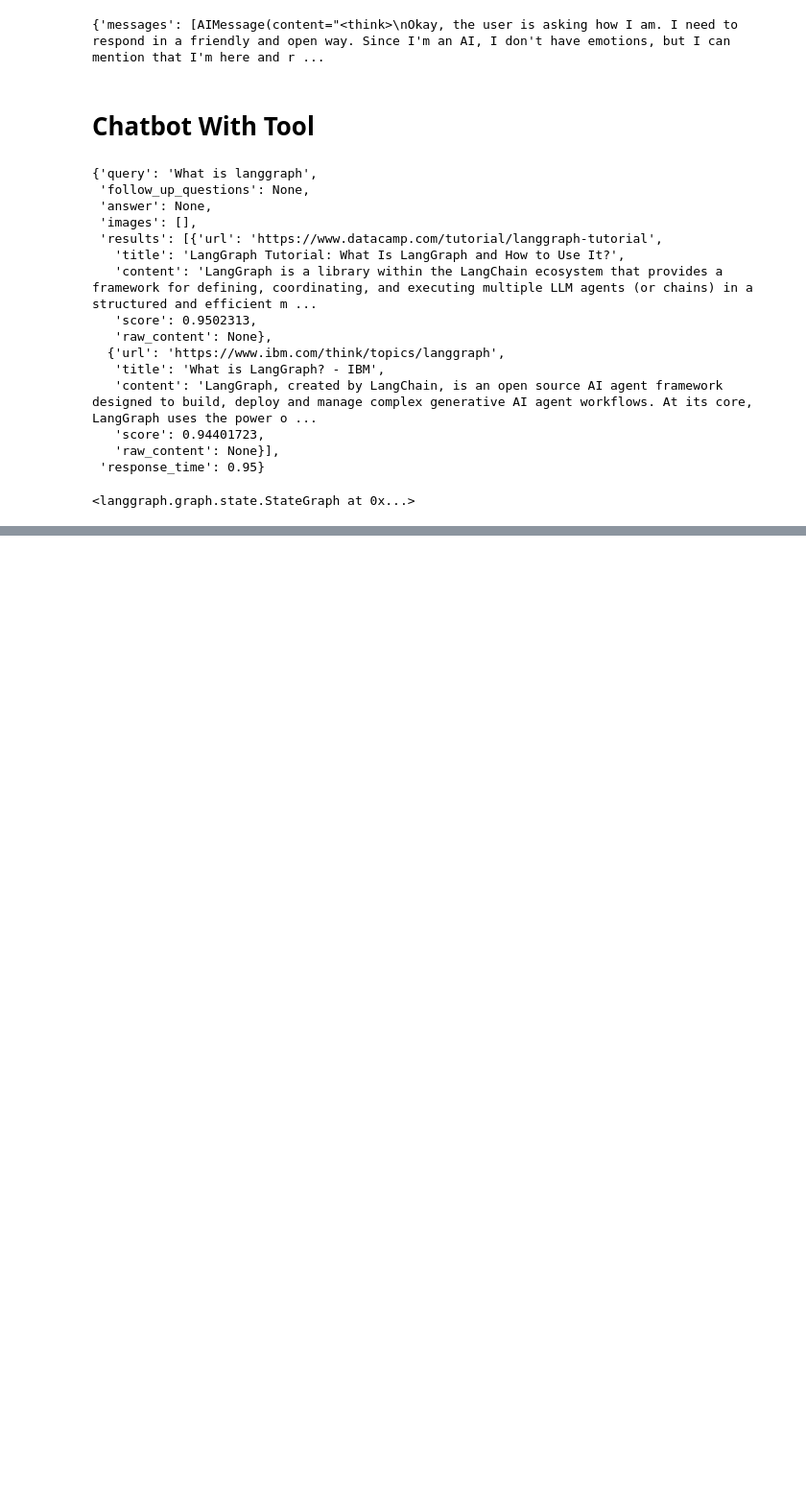
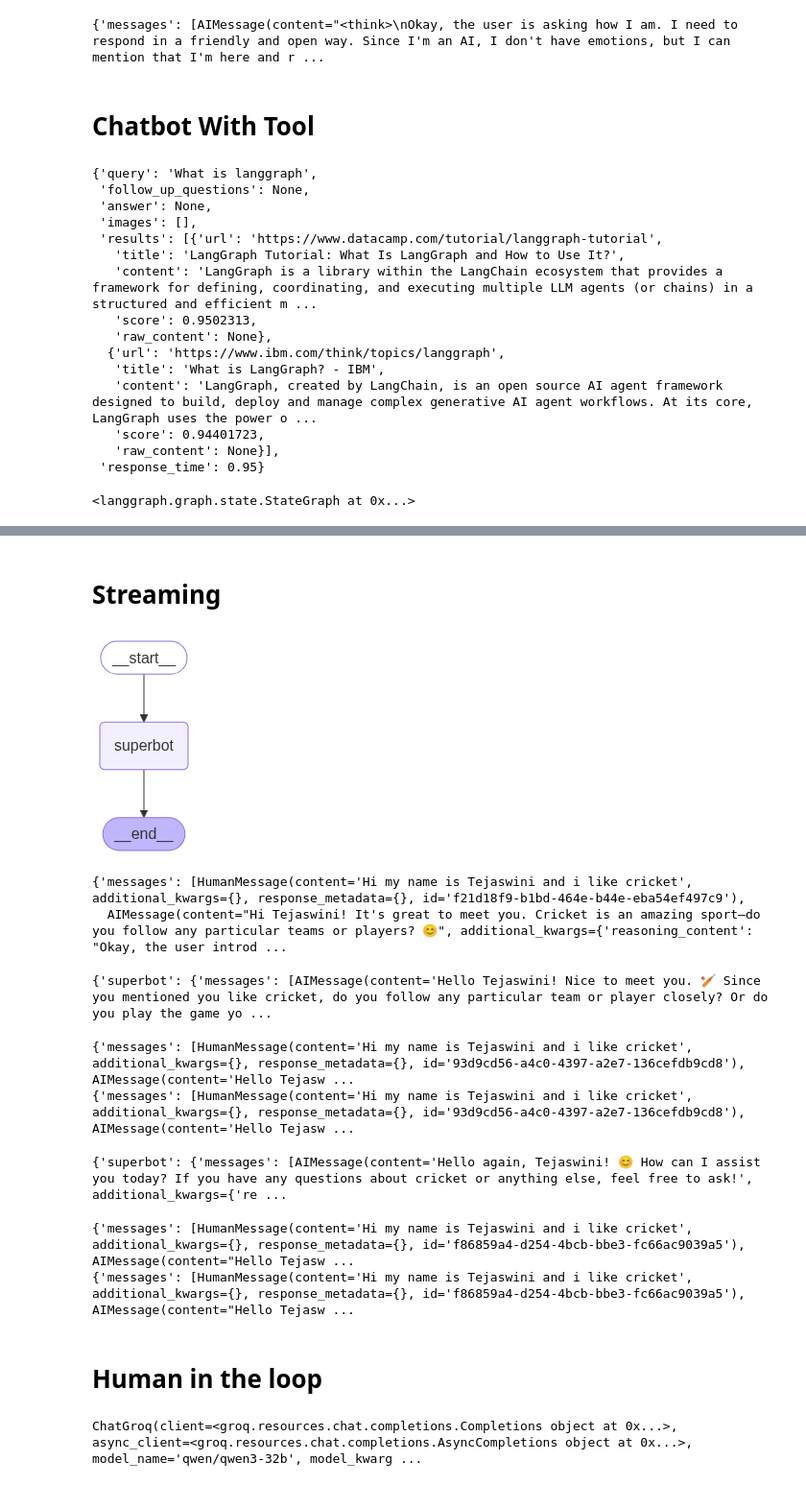
Before and after one commit to tejaswinianuhya/AgenticLanggraph, a Jupyter notebook: 1-BasicChatbot/1-basicchatbot.ipynb, the cells around one changed output, grey strips where cells are left out. Shown at 96% size. Cells and saved outputs as stored; diff of their text form; code cells hidden in the pictures; blank space fills up the shorter version.

```diff
--- a/1-BasicChatbot/1-basicchatbot.ipynb
+++ b/1-BasicChatbot/1-basicchatbot.ipynb
@@ -136,0 +192,60 @@ Hi! 😊 How can I assist you today? Let me know if you have any questions or ne
+# %% [markdown]
+# Streaming
+# %%
+from langgraph.checkpoint.memory import MemorySaver
+memory = MemorySaver()
+# %%
+def superbot(state: State):
+    return {"messages": [llm_with_tools.invoke(state["messages"])]}
+# %%
+graph = StateGraph(State).add_node("superbot", superbot).add_edge(START, "superbot").add_edge("superbot", END).compile(checkpointer=memory)
+
+from IPython.display import Image, display
+display(Image(graph.get_graph().draw_mermaid_png()))
+# %% [output]
+[figure, added]
+# %%
+config = {"configurable": {"thread_id": "1"}}
+
+graph.invoke({"messages": "Hi my name is Tejaswini and i like cricket"}, config=config)
+# %% [output]
+{'messages': [HumanMessage(content='Hi my name is Tejaswini and i like cricket', additional_kwargs={}, response_metadata={}, id='f21d18f9-b1bd-464e-b44e-eba54ef497c9'),
+  AIMessage(content="Hi Tejaswini! It's great to meet you. Cricket is an amazing sport—do you follow any particular teams or players? 😊", additional_kwargs={'reasoning_content': "Okay, the user introd ...
+# %%
+config = {"configurable": {"thread_id": "3"}}
+
+for chunk in graph.stream({"messages": "Hi my name is Tejaswini and i like cricket"}, config=config, stream_mode = "updates"):
+    print(chunk)
+# %% [output]
+{'superbot': {'messages': [AIMessage(content='Hello Tejaswini! Nice to meet you. 🏏 Since you mentioned you like cricket, do you follow any particular team or player closely? Or do you play the game yo ...
+# %%
+config = {"configurable": {"thread_id": "3"}}
+
+for chunk in graph.stream({"messages": "Hi my name is Tejaswini and i like cricket"}, config=config, stream_mode = "values"):
+    print(chunk)
+# %% [output]
+{'messages': [HumanMessage(content='Hi my name is Tejaswini and i like cricket', additional_kwargs={}, response_metadata={}, id='93d9cd56-a4c0-4397-a2e7-136cefdb9cd8'), AIMessage(content='Hello Tejasw ...
+{'messages': [HumanMessage(content='Hi my name is Tejaswini and i like cricket', additional_kwargs={}, response_metadata={}, id='93d9cd56-a4c0-4397-a2e7-136cefdb9cd8'), AIMessage(content='Hello Tejasw ...
+# %%
+config = {"configurable": {"thread_id": "4"}}
+
+for chunk in graph.stream({"messages": "Hi my name is Tejaswini and i like cricket"}, config=config, stream_mode = "updates"):
+    print(chunk)
+# %% [output]
+{'superbot': {'messages': [AIMessage(content='Hello again, Tejaswini! 😊 How can I assist you today? If you have any questions about cricket or anything else, feel free to ask!', additional_kwargs={'re ...
+# %%
+for chunk in graph.stream({"messages": "I also like football"}, config=config, stream_mode = "values"):
+    print(chunk)
+# %% [output]
+{'messages': [HumanMessage(content='Hi my name is Tejaswini and i like cricket', additional_kwargs={}, response_metadata={}, id='f86859a4-d254-4bcb-bbe3-fc66ac9039a5'), AIMessage(content="Hello Tejasw ...
+{'messages': [HumanMessage(content='Hi my name is Tejaswini and i like cricket', additional_kwargs={}, response_metadata={}, id='f86859a4-d254-4bcb-bbe3-fc66ac9039a5'), AIMessage(content="Hello Tejasw ...
+# %% [markdown]
+# Human in the loop
+# %%
+import os
+from langchain.chat_models import init_chat_model
+
+llm = init_chat_model("groq:qwen/qwen3-32b")
+llm
+# %% [output]
+ChatGroq(client=<groq.resources.chat.completions.Completions object at 0x...>, async_client=<groq.resources.chat.completions.AsyncCompletions object at 0x...>, model_name='qwen/qwen3-32b', model_kwarg ...
```
Also changed, not shown: parts of 11 cells of this notebook, 4 other files.
